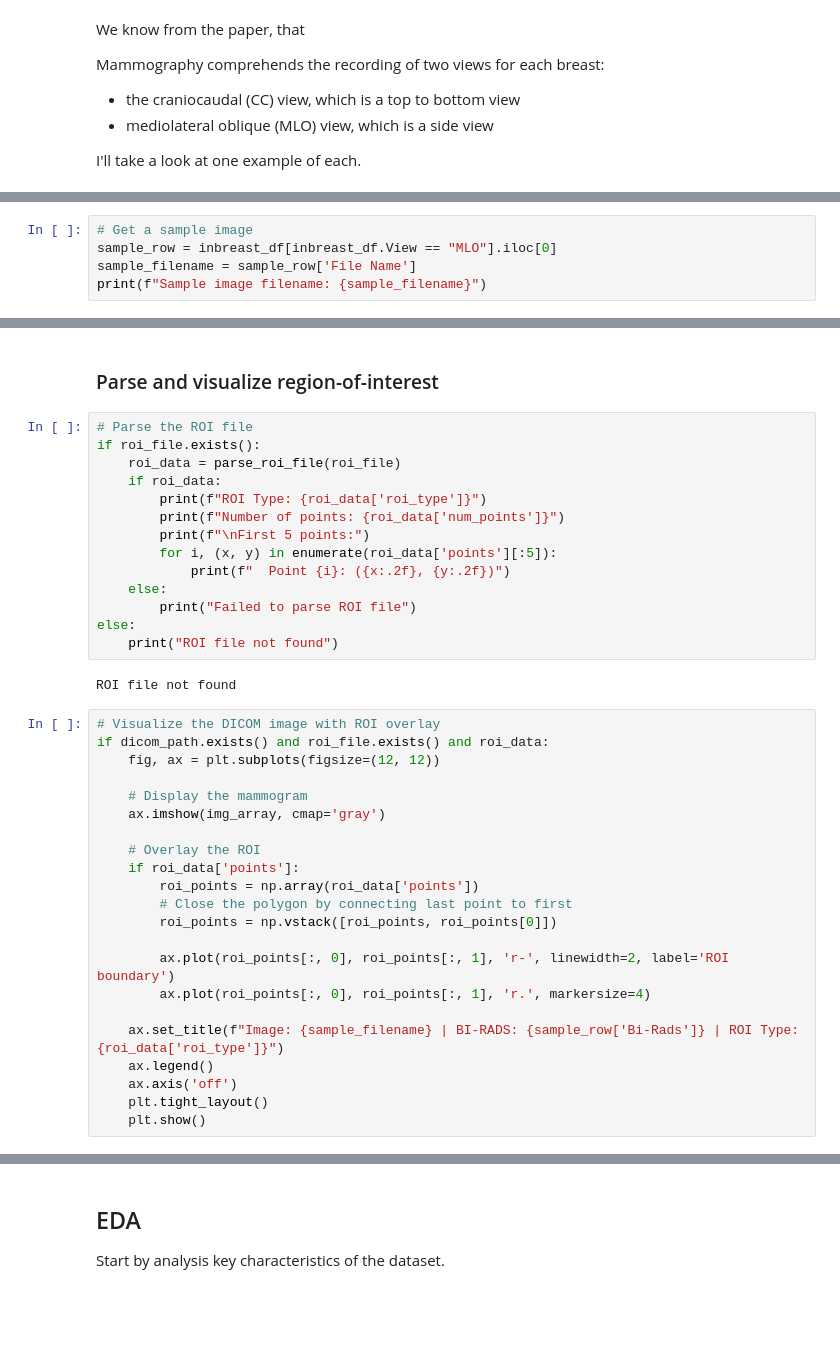
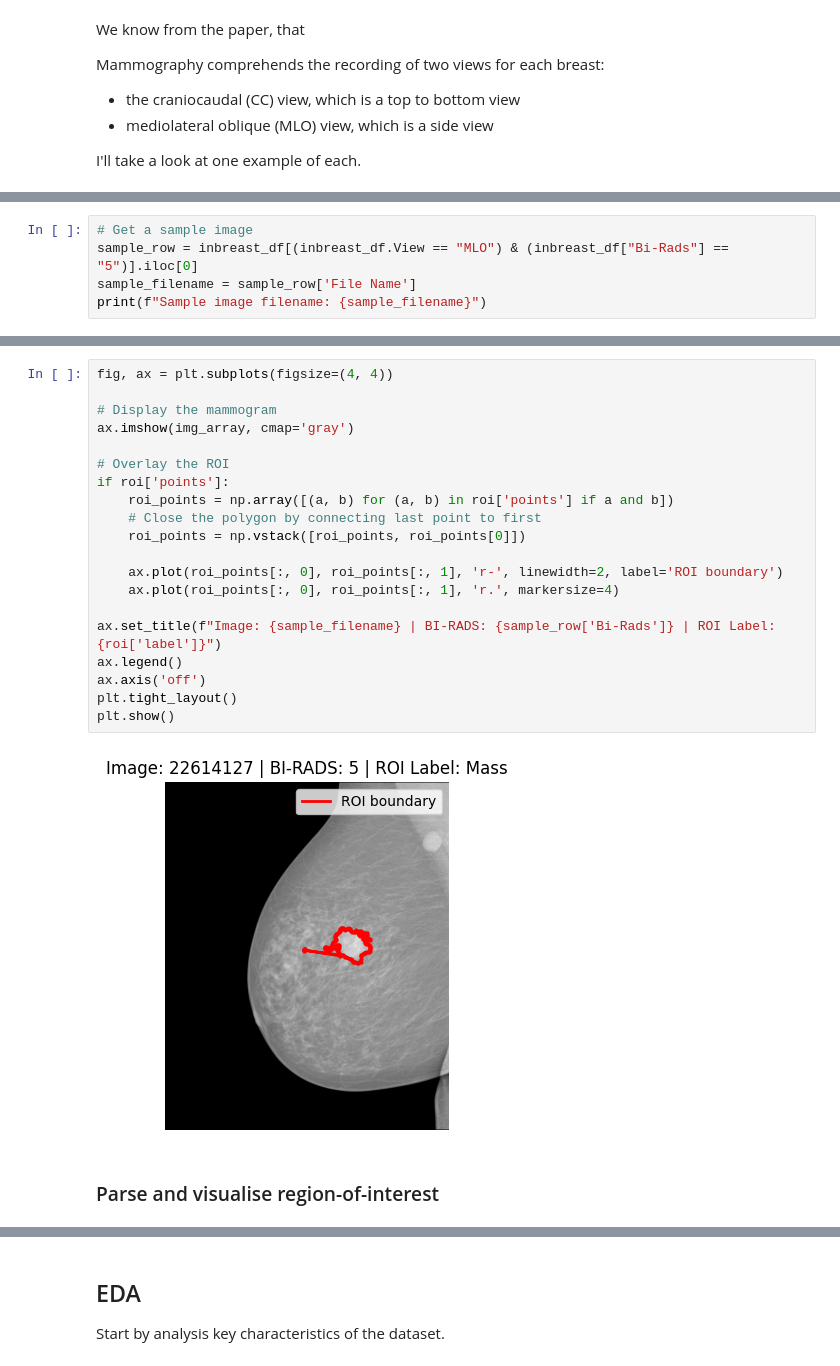
Before and after one commit to lextoumbourou/cm3070-final-project, a Jupyter notebook: notebooks/02-inbreast.ipynb, the cells around one changed output, grey strips where cells are left out. Cells and saved outputs as stored; diff of their text form; blank space fills up the shorter version.

```diff
--- a/notebooks/02-inbreast.ipynb
+++ b/notebooks/02-inbreast.ipynb
@@ -162,6 +182,6 @@ I'll take a look at one example of each.
 # %%
 # Get a sample image
-sample_row = inbreast_df[inbreast_df.View == "MLO"].iloc[0]
+sample_row = inbreast_df[(inbreast_df.View == "MLO") & (inbreast_df["Bi-Rads"] == "5")].iloc[0]
 sample_filename = sample_row['File Name']
 print(f"Sample image filename: {sample_filename}")
 # %% [output]
@@ -220,40 +296,24 @@ ROI file exists: False
+# %%
+fig, ax = plt.subplots(figsize=(4, 4))
+
+# Display the mammogram
+ax.imshow(img_array, cmap='gray')
+
+# Overlay the ROI
+if roi['points']:
+    roi_points = np.array([(a, b) for (a, b) in roi['points'] if a and b])
+    # Close the polygon by connecting last point to first
+    roi_points = np.vstack([roi_points, roi_points[0]])
+
+    ax.plot(roi_points[:, 0], roi_points[:, 1], 'r-', linewidth=2, label='ROI boundary')
+    ax.plot(roi_points[:, 0], roi_points[:, 1], 'r.', markersize=4)
+
+ax.set_title(f"Image: {sample_filename} | BI-RADS: {sample_row['Bi-Rads']} | ROI Label: {roi['label']}")
+ax.legend()
+ax.axis('off')
+plt.tight_layout()
+plt.show()
+# %% [output]
+[figure, added]
 # %% [markdown]
-### Parse and visualize region-of-interest
+### Parse and visualise region-of-interest
-# %%
-# Parse the ROI file
-if roi_file.exists():
-    roi_data = parse_roi_file(roi_file)
-    if roi_data:
-        print(f"ROI Type: {roi_data['roi_type']}")
-        print(f"Number of points: {roi_data['num_points']}")
-        print(f"\nFirst 5 points:")
-        for i, (x, y) in enumerate(roi_data['points'][:5]):
-            print(f"  Point {i}: ({x:.2f}, {y:.2f})")
-    else:
-        print("Failed to parse ROI file")
-else:
-    print("ROI file not found")
-# %% [output]
-ROI file not found
-# %%
-# Visualize the DICOM image with ROI overlay
-if dicom_path.exists() and roi_file.exists() and roi_data:
-    fig, ax = plt.subplots(figsize=(12, 12))
-
-    # Display the mammogram
-    ax.imshow(img_array, cmap='gray')
-
-    # Overlay the ROI
-    if roi_data['points']:
-        roi_points = np.array(roi_data['points'])
-        # Close the polygon by connecting last point to first
-        roi_points = np.vstack([roi_points, roi_points[0]])
-
-        ax.plot(roi_points[:, 0], roi_points[:, 1], 'r-', linewidth=2, label='ROI boundary')
-        ax.plot(roi_points[:, 0], roi_points[:, 1], 'r.', markersize=4)
-
-    ax.set_title(f"Image: {sample_filename} | BI-RADS: {sample_row['Bi-Rads']} | ROI Type: {roi_data['roi_type']}")
-    ax.legend()
-    ax.axis('off')
-    plt.tight_layout()
-    plt.show()
```
Also changed, not shown: parts of 16 cells of this notebook, 3 other files.
